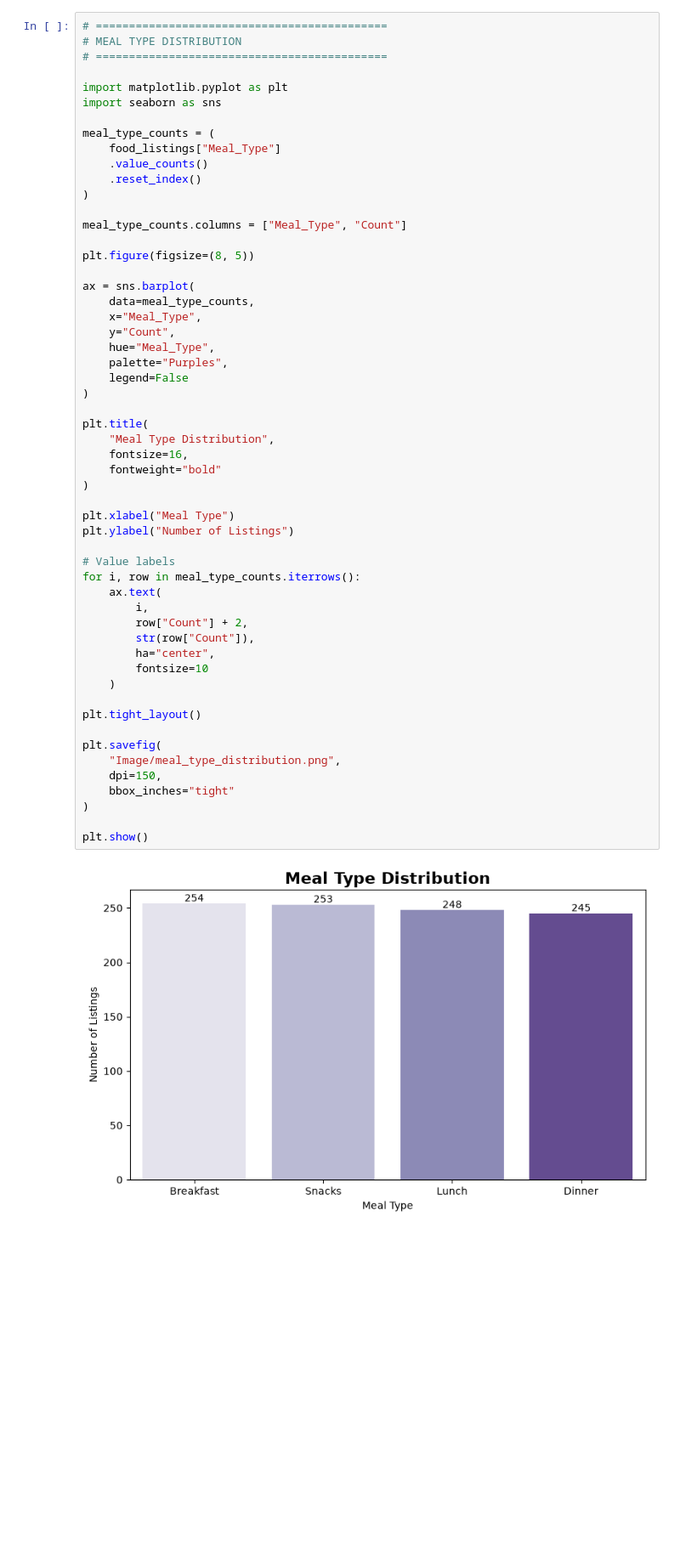
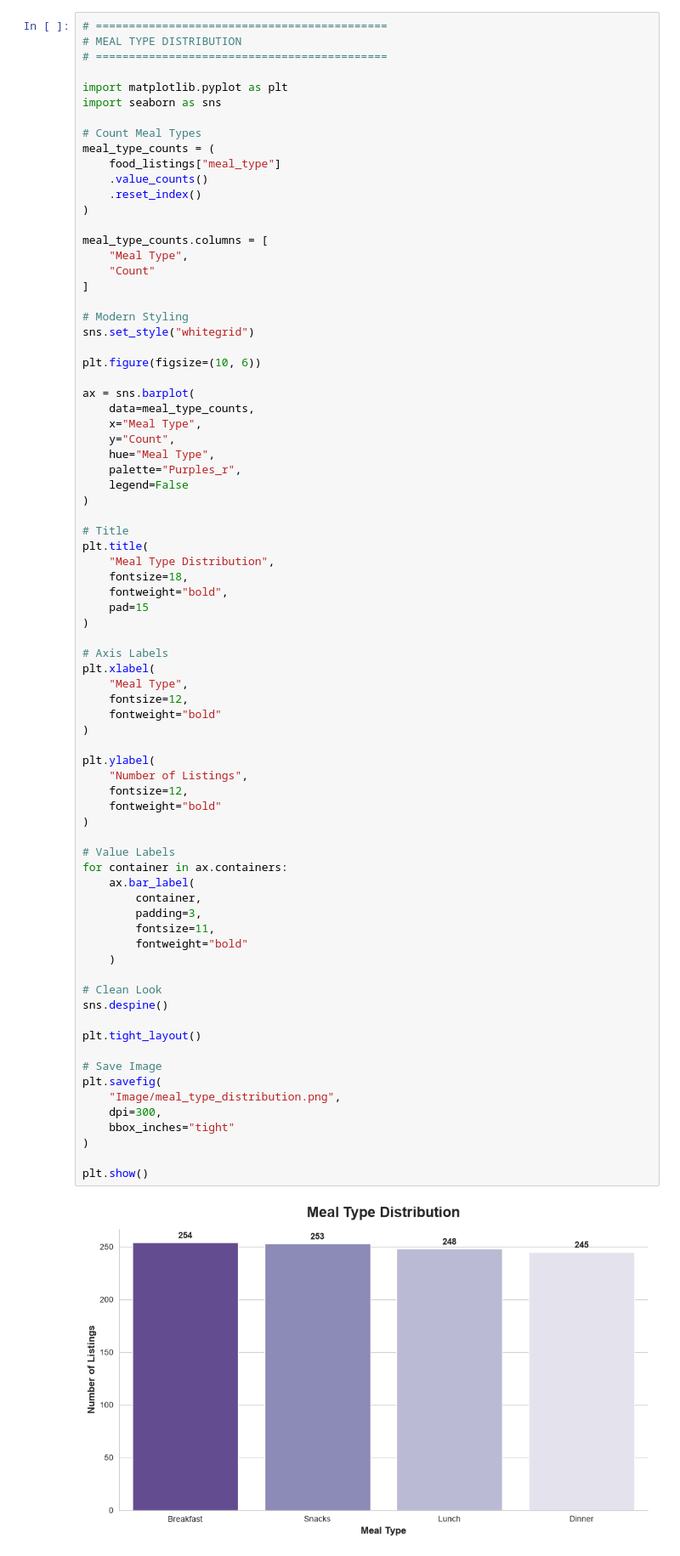
Before and after one commit to RajuKumar31/local-food-wastage-management-system, a Jupyter notebook: eda.ipynb, the cells around one changed output. Shown at 85% size. Drawn from its saved outputs; the diff is of its cells as text; blank space fills up the shorter version.

Commit message:
Completed Local Food Wastage Management System Dashboard

```diff
--- a/eda.ipynb
+++ b/eda.ipynb
@@ -212,55 +605,77 @@ The platform maintains a highly balanced distribution of food types, with Vegeta
 import matplotlib.pyplot as plt
 import seaborn as sns
 
+# Count Meal Types
 meal_type_counts = (
-    food_listings["Meal_Type"]
+    food_listings["meal_type"]
     .value_counts()
     .reset_index()
 )
 
-meal_type_counts.columns = ["Meal_Type", "Count"]
+meal_type_counts.columns = [
+    "Meal Type",
+    "Count"
+]
 
-plt.figure(figsize=(8, 5))
+# Modern Styling
+sns.set_style("whitegrid")
+
+plt.figure(figsize=(10, 6))
 
 ax = sns.barplot(
     data=meal_type_counts,
-    x="Meal_Type",
+    x="Meal Type",
     y="Count",
-    hue="Meal_Type",
-    palette="Purples",
+    hue="Meal Type",
+    palette="Purples_r",
     legend=False
 )
 
+# Title
 plt.title(
     "Meal Type Distribution",
-    fontsize=16,
+    fontsize=18,
+    fontweight="bold",
+    pad=15
+)
+
+# Axis Labels
+plt.xlabel(
+    "Meal Type",
+    fontsize=12,
     fontweight="bold"
 )
 
-plt.xlabel("Meal Type")
-plt.ylabel("Number of Listings")
+plt.ylabel(
+    "Number of Listings",
+    fontsize=12,
+    fontweight="bold"
+)
 
-# Value labels
-for i, row in meal_type_counts.iterrows():
-    ax.text(
-        i,
-        row["Count"] + 2,
-        str(row["Count"]),
-        ha="center",
-        fontsize=10
+# Value Labels
+for container in ax.containers:
+    ax.bar_label(
+        container,
+        padding=3,
+        fontsize=11,
+        fontweight="bold"
     )
+
+# Clean Look
+sns.despine()
 
 plt.tight_layout()
 
+# Save Image
 plt.savefig(
     "Image/meal_type_distribution.png",
-    dpi=150,
+    dpi=300,
     bbox_inches="tight"
 )
 
 plt.show()
 # %% [output]
-[figure, old version]
+[figure, new version]
 # %% [markdown]
 ### Insight
 
```
Also changed, not shown: parts of 12 cells of this notebook, 21 other files.
